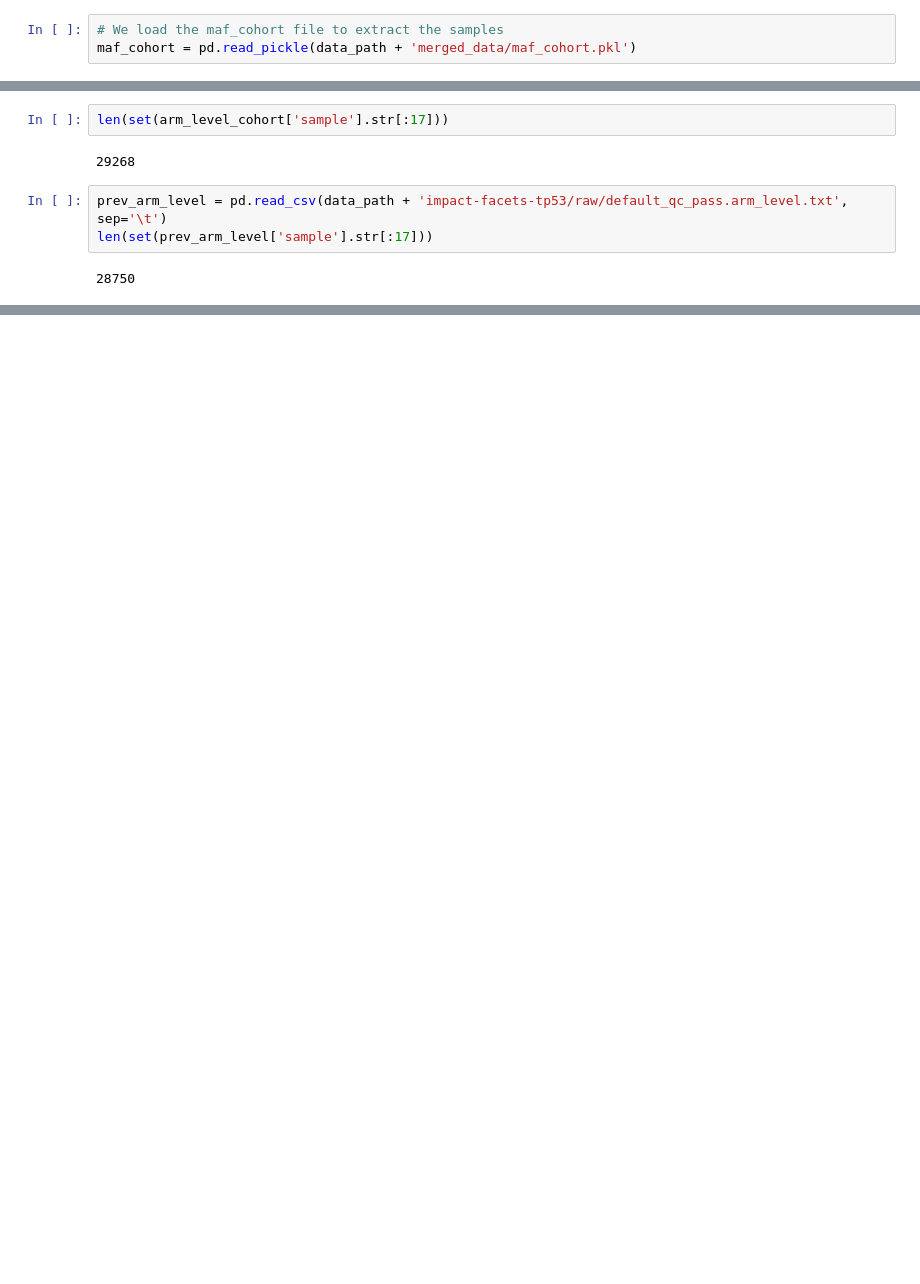
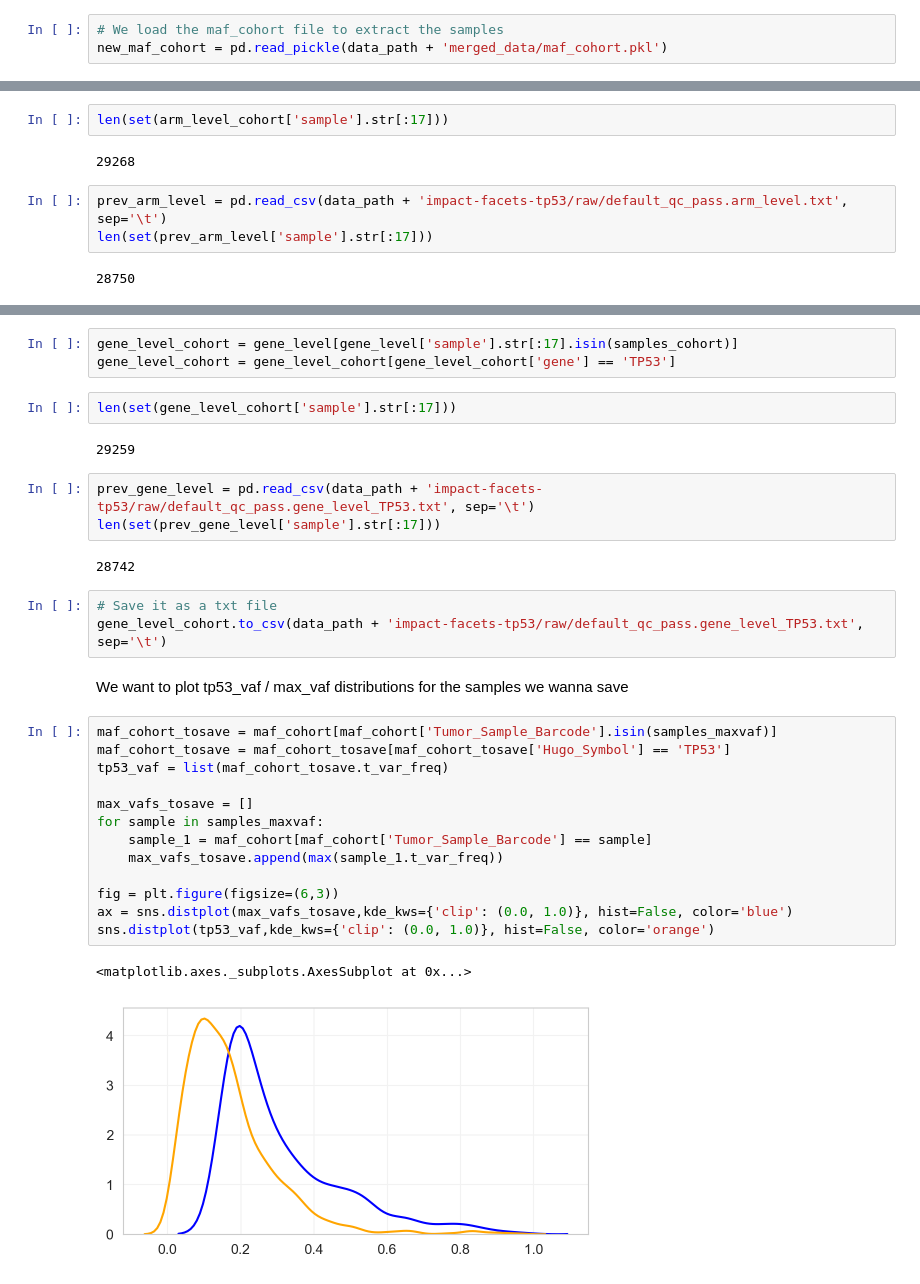
Before and after one commit to emilecohen/mskimpact_tp53_exploration, a Jupyter notebook: analysis/dataframe_generation/missing_samples_analysis/missing_samples_discovery.ipynb, the cells around one changed output, grey strips where cells are left out. Drawn from its saved outputs; the diff is of its cells as text; blank space fills up the shorter version.

```diff
--- a/analysis/dataframe_generation/missing_samples_analysis/missing_samples_discovery.ipynb
+++ b/analysis/dataframe_generation/missing_samples_analysis/missing_samples_discovery.ipynb
@@ -192,4 +207,4 @@ For that, we will just filter on the maf_cohort samples and save the files.
 # %%
 # We load the maf_cohort file to extract the samples
-maf_cohort = pd.read_pickle(data_path + 'merged_data/maf_cohort.pkl')
+new_maf_cohort = pd.read_pickle(data_path + 'merged_data/maf_cohort.pkl')
 # %%
@@ -206,0 +227,33 @@ len(set(prev_arm_level['sample'].str[:17]))
+# %%
+gene_level_cohort = gene_level[gene_level['sample'].str[:17].isin(samples_cohort)]
+gene_level_cohort = gene_level_cohort[gene_level_cohort['gene'] == 'TP53']
+# %%
+len(set(gene_level_cohort['sample'].str[:17]))
+# %% [output]
+29259
+# %%
+prev_gene_level = pd.read_csv(data_path + 'impact-facets-tp53/raw/default_qc_pass.gene_level_TP53.txt', sep='\t')
+len(set(prev_gene_level['sample'].str[:17]))
+# %% [output]
+28742
+# %%
+# Save it as a txt file
+gene_level_cohort.to_csv(data_path + 'impact-facets-tp53/raw/default_qc_pass.gene_level_TP53.txt', sep='\t')
+# %% [markdown]
+We want to plot tp53_vaf / max_vaf distributions for the samples we wanna save
+# %%
+maf_cohort_tosave = maf_cohort[maf_cohort['Tumor_Sample_Barcode'].isin(samples_maxvaf)]
+maf_cohort_tosave = maf_cohort_tosave[maf_cohort_tosave['Hugo_Symbol'] == 'TP53']
+tp53_vaf = list(maf_cohort_tosave.t_var_freq)
+
+max_vafs_tosave = []
+for sample in samples_maxvaf:
+    sample_1 = maf_cohort[maf_cohort['Tumor_Sample_Barcode'] == sample]
+    max_vafs_tosave.append(max(sample_1.t_var_freq))
+
+fig = plt.figure(figsize=(6,3))
+ax = sns.distplot(max_vafs_tosave,kde_kws={'clip': (0.0, 1.0)}, hist=False, color='blue')
+sns.distplot(tp53_vaf,kde_kws={'clip': (0.0, 1.0)}, hist=False, color='orange')
+# %% [output]
+<matplotlib.axes._subplots.AxesSubplot at 0x...>
+[figure, added]
```
Also changed, not shown: parts of 19 cells of this notebook, 3 other files.
